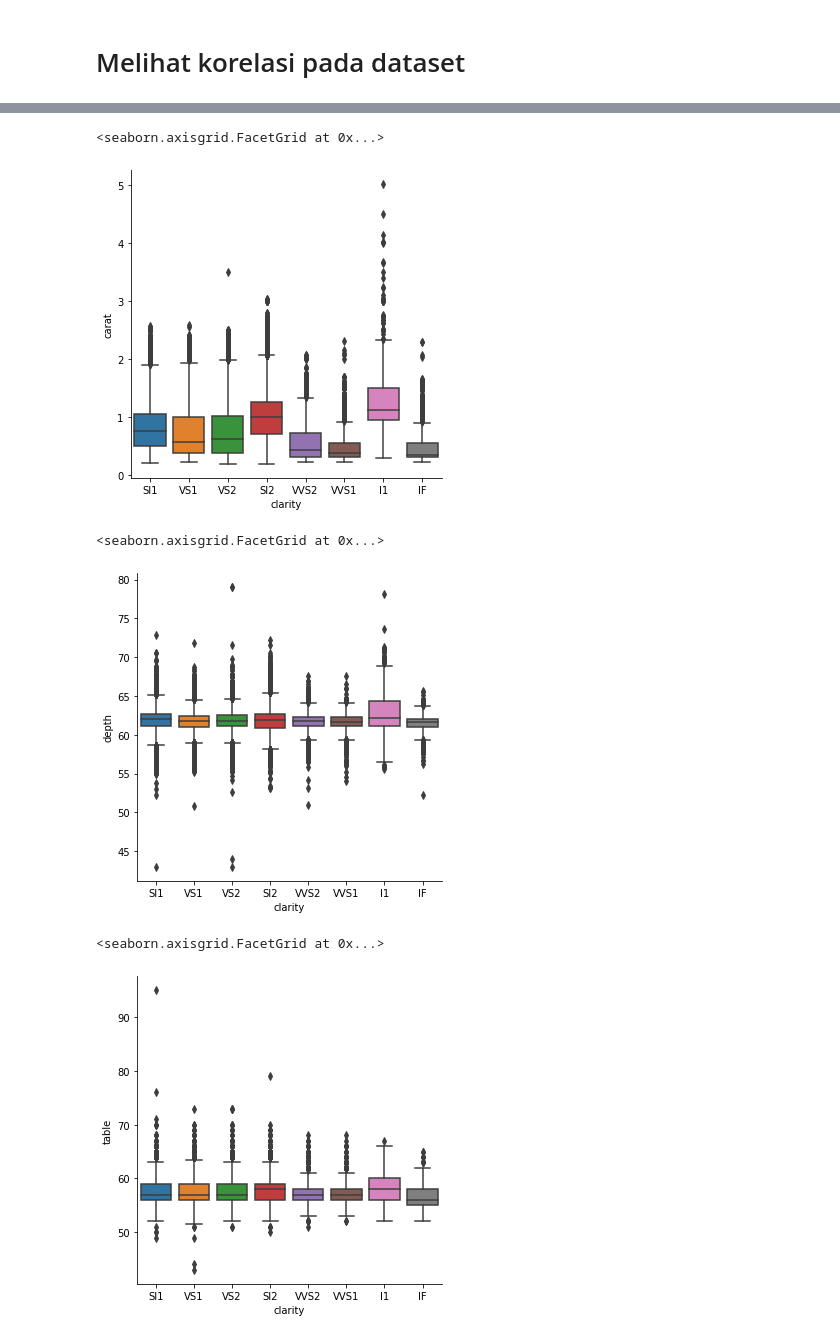
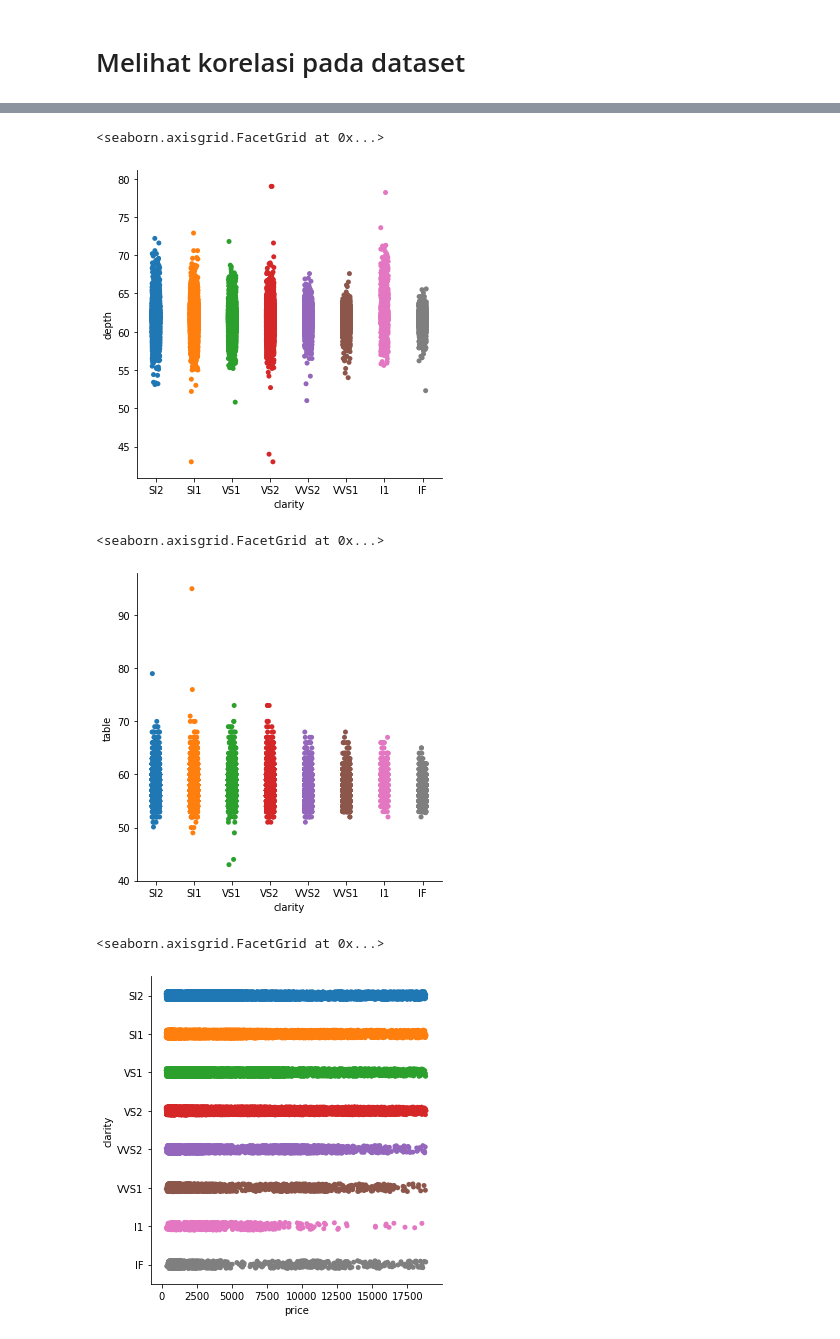
Before and after one commit to dendyandra22/dataDiamond, a Jupyter notebook: tubes.ipynb, the cells around one changed output, grey strips where cells are left out. Cells and saved outputs as stored; diff of their text form; code cells hidden in the pictures.

```diff
--- a/tubes.ipynb
+++ b/tubes.ipynb
@@ -30,6 +32,3 @@ dataset
 | 53938 | 53939 | 0.86 | Premium | H | SI2 | 61.0 | 58.0 | 2757 | 6.15 | 6.12 | 3.74 |
 | 53939 | 53940 | 0.75 | Ideal | D | SI2 | 62.2 | 55.0 | 2757 | 5.83 | 5.87 | 3.64 |
 53940 rows × 11 columns
-# %%
-dataset.drop(index=0,axis=1,inplace=True)
-dataset
@@ -50,3 +35,7 @@ dataset
+# %%
+# dataset.drop(columns=['Unnamed:0'],inplace=True)
+list(dataset.columns)
+dataset.drop(columns='Unnamed: 0',inplace=True)
 # %%
 dataset.columns
 # %% [output]
@@ -96,18 +107,18 @@ sns.set_style({'xtick.bottom': True}, {'ytick.left': True})
 # %%
-# melihat kelompok data clarity berdasarkan carat
-sns.catplot(x='clarity', y='carat',kind='box',data=dataset)
+#persebaran data clarity & depth
+sns.catplot(x='clarity',y='depth',data=dataset)
 # %% [output]
 <seaborn.axisgrid.FacetGrid at 0x...>
-[figure, old version]
+[figure, new version]
 # %%
-# melihat kelompok data clarity berdasarkan depth
-sns.catplot(x='clarity',y='depth',kind='box', data=dataset)
+#persebaran data clarity & table
+sns.catplot(x='clarity',y='table',data=dataset)
 # %% [output]
 <seaborn.axisgrid.FacetGrid at 0x...>
-[figure, old version]
+[figure, new version]
 # %%
-# melihat kelompok data clarity berdasarkan table
-sns.catplot(x='clarity',y='table',kind='box', data=dataset)
+#persebaran data clarity & price
+sns.catplot(x='price',y='clarity',data=dataset)
 # %% [output]
 <seaborn.axisgrid.FacetGrid at 0x...>
-[figure, old version]
+[figure, new version]
```
Also changed, not shown: parts of 24 cells of this notebook.
